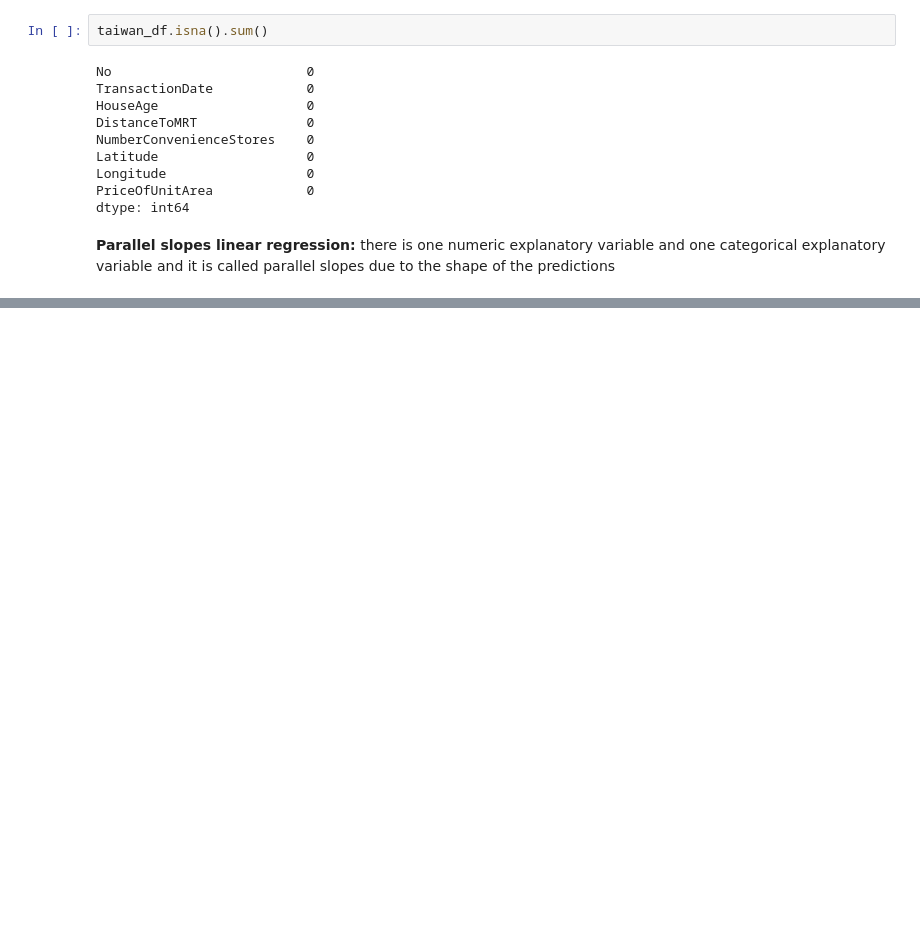
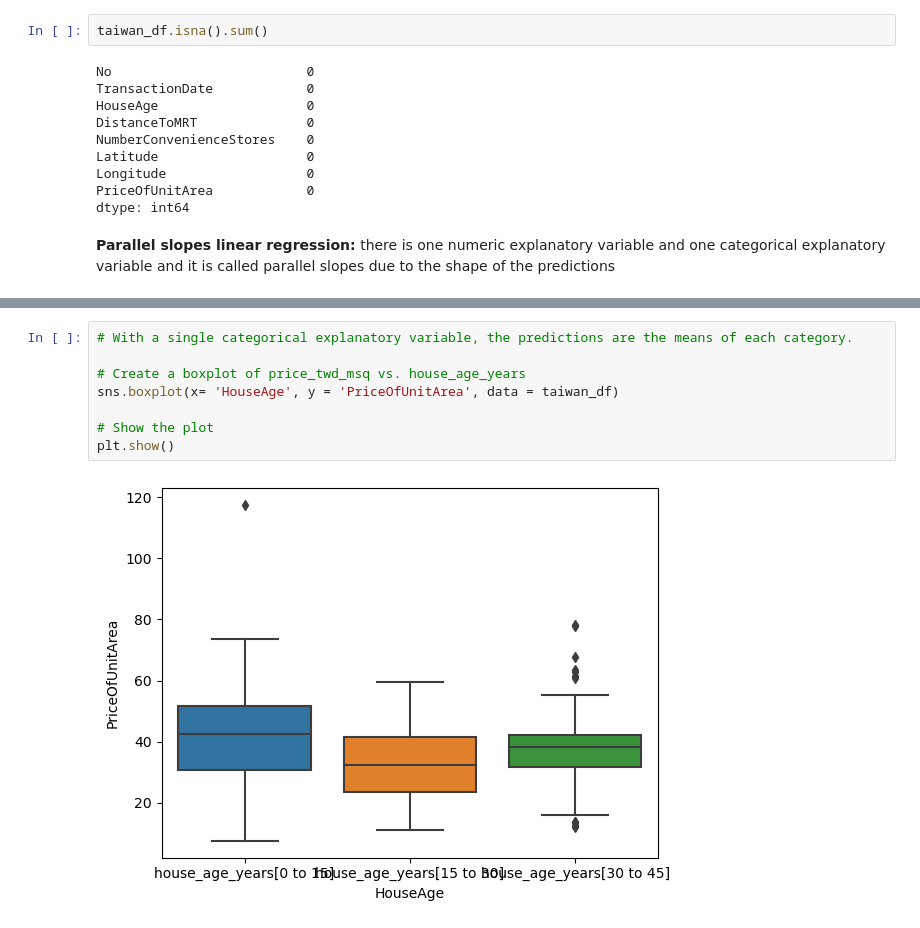
Before and after one commit to saalssall/Statistics_In_Python, a Jupyter notebook: Regression_statsmodel_2.ipynb, the cells around one changed output, grey strips where cells are left out. Cells and saved outputs as stored; diff of their text form; blank space fills up the shorter version.

```diff
--- a/Regression_statsmodel_2.ipynb
+++ b/Regression_statsmodel_2.ipynb
@@ -59,0 +107,10 @@ dtype: float64
+# %%
+# With a single categorical explanatory variable, the predictions are the means of each category.
+
+# Create a boxplot of price_twd_msq vs. house_age_years
+sns.boxplot(x= 'HouseAge', y = 'PriceOfUnitArea', data = taiwan_df)
+
+# Show the plot
+plt.show()
+# %% [output]
+[figure, added]
```
Also changed, not shown: parts of 7 cells of this notebook.
